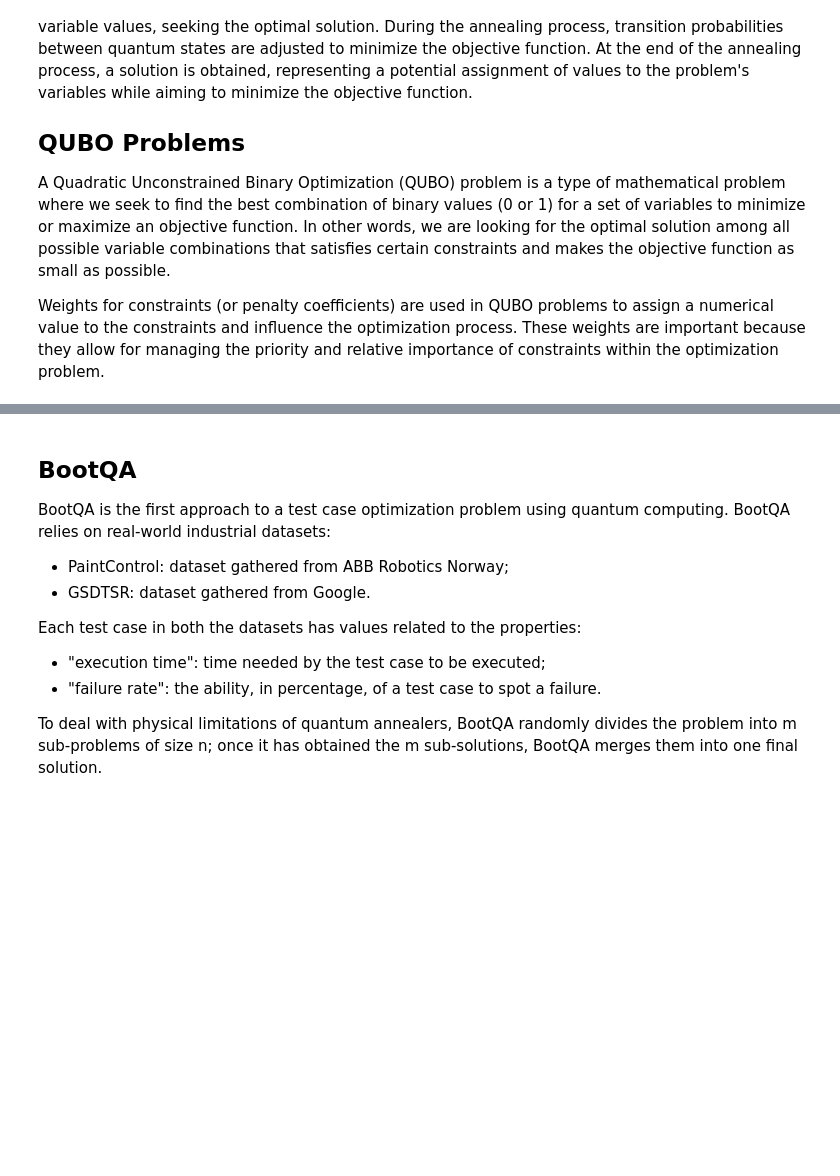
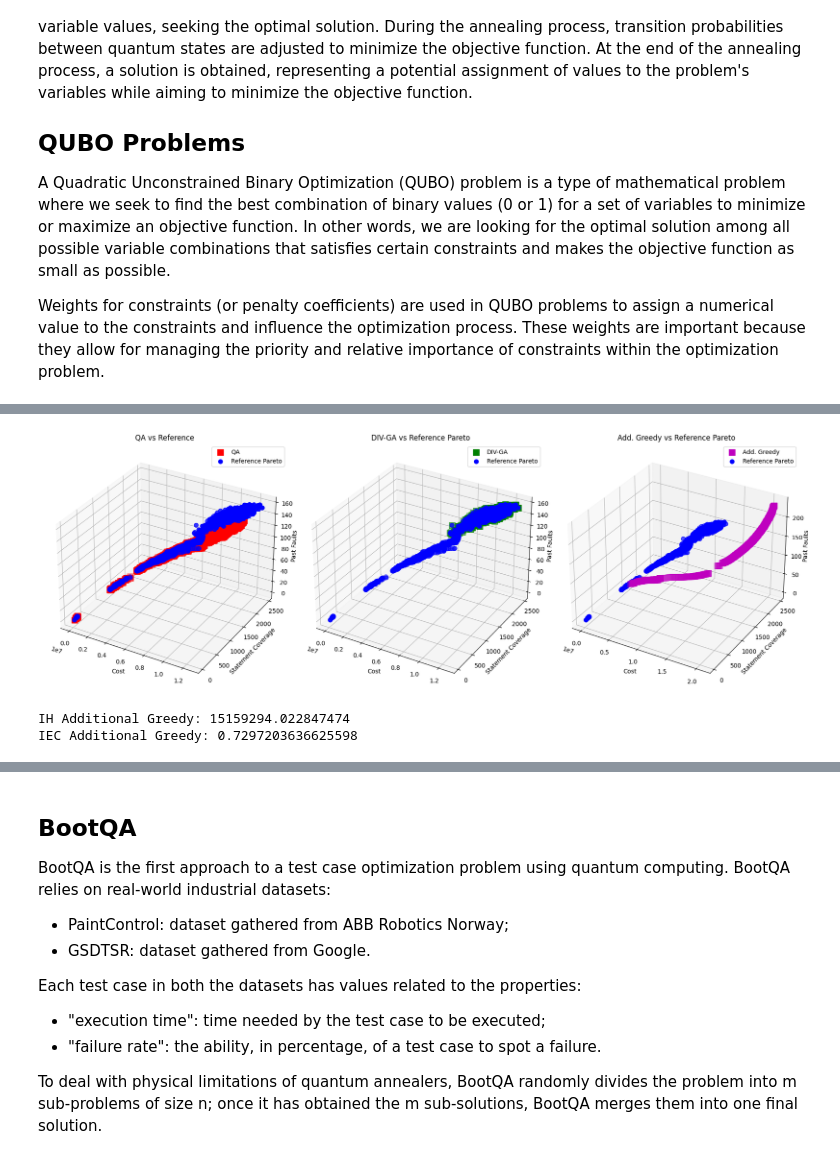
Before and after one commit to AntonioTrovato/Quantum-Multi-Objective-Test-Case-Selection, a Jupyter notebook: MOQ-Pipeline.ipynb, the cells around one changed output, grey strips where cells are left out. Cells and saved outputs as stored; diff of their text form; code cells hidden in the pictures; blank space fills up the shorter version.

Commit message:
Added the hypervolume, updated the results and saved new and clearer images of the resulting graphs

```diff
--- a/MOQ-Pipeline.ipynb
+++ b/MOQ-Pipeline.ipynb
@@ -41,7 +41,7 @@ The information needed by the quantum algorithm to work on every one of the 4 pr
 All this information have been gathered through previous experimentation on the four programs mentioned above and written in files organized in the SIR_Programs folder. So, the first goal of the project will be gathering data from these files for computational purposes.
 # %%
 #this cell contains all variable definitions that will be useful throughout the entire project
-sir_programs = ["flex","grep","gzip","sed"]
+sir_programs = ["sed"]
 sir_programs_tests_number = {"flex":567,"grep":806,"gzip":214,"sed":360}
 sir_programs_end_lines = {"flex":14192,"grep":13281,"gzip":6701,"sed":7118}
 alpha = 0.5
@@ -239,7 +244,6 @@ def create_adjvector_bqm(sir_program, alpha, P):
             for j in test_cases:
                 if i < j:
                     qubo.set_linear(i,qubo.linear[i]-P)
-                    qubo.set_linear(j,qubo.linear[j]-P)
                     try:
                         qubo.set_quadratic(i, j,qubo.quadratic[i,j] + 2 * P)
                     except:
@@ -420,6 +429,10 @@ greedy_pareto_front = pareto_fronts_json['pareto_front']
 
 #each solution of the pareto front is a subset of the test suite
 greedy_pareto_vectors = []
+greedy_hypervolume_vectors = []
 for front_solution in greedy_pareto_front:
     #compute the fitness scores of each single solution
     greedy_pareto_vectors.append((total_cost("sed",front_solution),total_coverage("sed",front_solution),total_faults("sed",front_solution)))
+    greedy_hypervolume_vectors.append((total_cost("sed",front_solution),total_faults("sed",front_solution)/len(greedy_pareto_front)))
+greedy_hypervolume_vectors = sorted(greedy_hypervolume_vectors, key=lambda x: x[0])
+print(greedy_hypervolume_vectors)
@@ -430,6 +445,8 @@ for front_solution in greedy_pareto_front:
 #each tuple represent the fitness value for each solution
 qtcs_pareto_vectors = []
 divga_pareto_vectors = []
+qtcs_hypervolume_vectors = []
+divga_hypervolume_vectors = []
 
 for index in range(0,10):
     # Load the JSON file
@@ -440,6 +457,8 @@ for index in range(0,10):
     #a single solution is a subset of the initial test suite
     for front_solution in qtcs_pareto_front:
         qtcs_pareto_vectors.append((total_cost("sed",front_solution),total_coverage("sed",front_solution),total_faults("sed",front_solution)))
+        qtcs_hypervolume_vectors.append((total_cost("sed",front_solution),total_faults("sed",front_solution)/len(qtcs_pareto_front)))
+    qtcs_hypervolume_vectors = sorted(qtcs_hypervolume_vectors, key=lambda x: x[0])
     #print(len(qtcs_pareto_vectors))
 
     with open('./results/divga/sed_pareto_fronts_divga.json', 'r') as file:
@@ -448,6 +467,8 @@ for index in range(0,10):
     divga_pareto_front = pareto_fronts_json['sed_pareto_front_'+str(index)]
     for front_solution in divga_pareto_front:
         divga_pareto_vectors.append((total_cost("sed",front_solution),total_coverage("sed",front_solution),total_faults("sed",front_solution)))
+        divga_hypervolume_vectors.append((total_cost("sed",front_solution),total_faults("sed",front_solution)/len(divga_pareto_front)))
+    divga_hypervolume_vectors = sorted(divga_hypervolume_vectors, key=lambda x: x[0])
     #print(len(divga_pareto_vectors))
 
 #once we have the pareto vectors from each pareto front obtained by each run, we extract
@@ -475,3 +496,8 @@ for index, front1 in enumerate(total_fronts):
             portions[index] = portions[index] + 1
 
 print(portions)
+print(qtcs_hypervolume_vectors)
+print("==================================================================\n"
+      "==================================================================\n"
+      "==================================================================\n")
+print(divga_hypervolume_vectors)
@@ -542,33 +587,52 @@ fig = plt.figure(figsize=(18,6))
 # First plot: list1 vs list4
 ax1 = fig.add_subplot(131, projection='3d')
 ax1.scatter(x1, y1, z1, c='r', marker='s', s=100, label='QA')
 ax1.scatter(x4, y4, z4, c='b', marker='o', s=50, label='Reference Pareto')
 ax1.set_xlabel('Cost')
 ax1.set_ylabel('Statement Coverage')
-ax1.set_zlabel('Past Faults')
+ax1.set_zlabel('Past Faults',labelpad=0.2)
 ax1.set_title('QA vs Reference')
 ax1.legend()
 
 # Second plot: list2 vs list4
 ax2 = fig.add_subplot(132, projection='3d')
 ax2.scatter(x2, y2, z2, c='g', marker='s', s=100, label='DIV-GA')
 ax2.scatter(x4, y4, z4, c='b', marker='o', s=50, label='Reference Pareto')
 ax2.set_xlabel('Cost')
 ax2.set_ylabel('Statement Coverage')
-ax2.set_zlabel('Past Faults')
+ax2.set_zlabel('Past Faults',labelpad=0.2)
 ax2.set_title('DIV-GA vs Reference Pareto')
 ax2.legend()
 
 # Third plot: list3 vs list4
 ax3 = fig.add_subplot(133, projection='3d')
 ax3.scatter(x3, y3, z3, c='m', marker='s', s=100, label='Add. Greedy')
 ax3.scatter(x4, y4, z4, c='b', marker='o', s=50, label='Reference Pareto')
 ax3.set_xlabel('Cost')
 ax3.set_ylabel('Statement Coverage')
-ax3.set_zlabel('Past Faults')
+ax3.set_zlabel('Past Faults',labelpad=0.2)
 ax3.set_title('Add. Greedy vs Reference Pareto')
 ax3.legend()
 
 # Show the plots
 plt.tight_layout()
 plt.show()
+# %% [output]
+[figure, added]
+# %%
+# greedy has just one frontier
+#print("Greedy Pareto Vectors: " + str(greedy_pareto_vectors))
+#print("DIV-GA Pareto Vectors: " + str(divga_pareto_vectors))
+#print("SelectQA Pareto Vectors: " + str(qtcs_pareto_vectors))
+#total_fronts has fronts, each front has different solutions
+IH_add_greedy = greedy_pareto_vectors[0][0]
+for index, solution in enumerate(greedy_pareto_vectors):
+    if index == len(greedy_pareto_vectors) - 2:
+        break
+    IH_add_greedy += (greedy_pareto_vectors[index+1][0] - greedy_pareto_vectors[index][0]) * (1 - (greedy_pareto_vectors[index][2]/len(greedy_pareto_front[index])))
+IEC_add_greedy = IH_add_greedy/greedy_pareto_vectors[len(greedy_pareto_vectors)-1][0]
+print("IH Additional Greedy: " + str(IH_add_greedy))
+print("IEC Additional Greedy: " + str(IEC_add_greedy))
+# %% [output]
+IH Additional Greedy: 15159294.022847474
+IEC Additional Greedy: 0.7297203636625598
```
Also changed, not shown: parts of 10 cells of this notebook, 6 other files.
